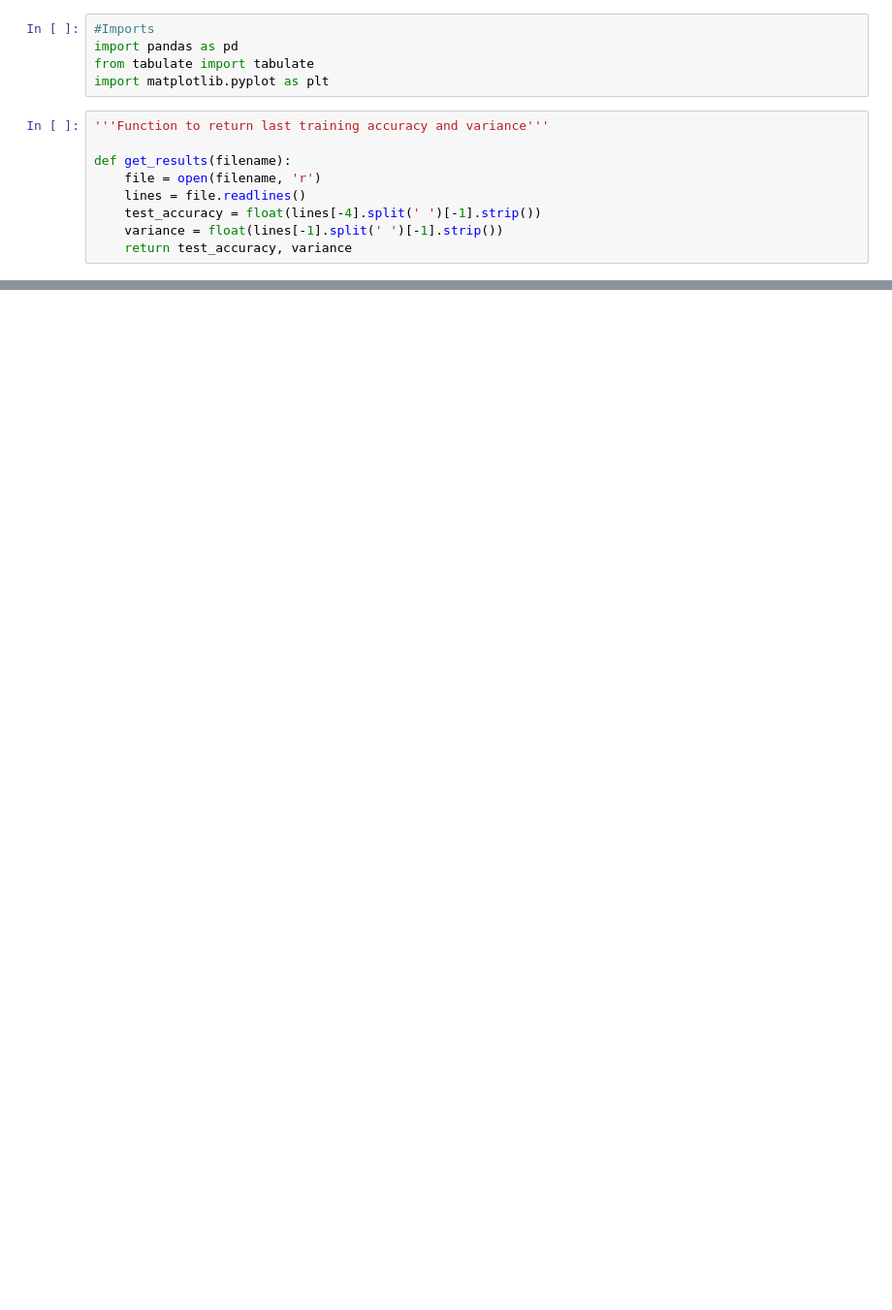
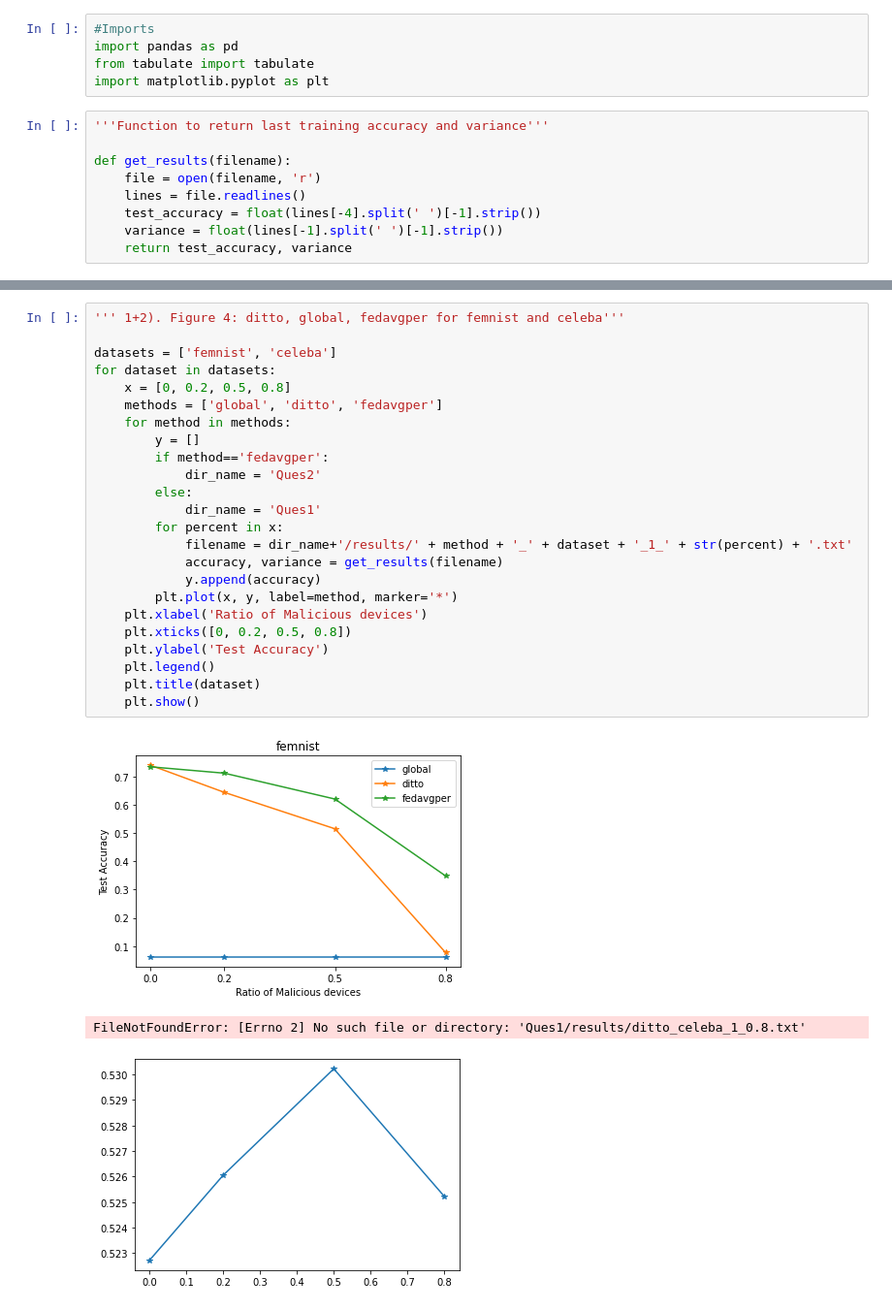
Before and after one commit to khan-shahnawaz/FederatedLearning, a Jupyter notebook: observations.ipynb, the cells around one changed output, grey strips where cells are left out. Shown at 97% size. Saved outputs shown, nothing was run; the diff lists cells and outputs as text; blank space fills up the shorter version.

```diff
--- a/observations.ipynb
+++ b/observations.ipynb
@@ -112,0 +140,28 @@ for dataset in ['femnist', 'fmnist']:
+# %%
+''' 1+2). Figure 4: ditto, global, fedavgper for femnist and celeba'''
+
+datasets = ['femnist', 'celeba']
+for dataset in datasets:
+    x = [0, 0.2, 0.5, 0.8]
+    methods = ['global', 'ditto', 'fedavgper']
+    for method in methods:
+        y = []
+        if method=='fedavgper':
+            dir_name = 'Ques2'
+        else:
+            dir_name = 'Ques1'
+        for percent in x:
+            filename = dir_name+'/results/' + method + '_' + dataset + '_1_' + str(percent) + '.txt'
+            accuracy, variance = get_results(filename)
+            y.append(accuracy)
+        plt.plot(x, y, label=method, marker='*')
+    plt.xlabel('Ratio of Malicious devices')
+    plt.xticks([0, 0.2, 0.5, 0.8])
+    plt.ylabel('Test Accuracy')
+    plt.legend()
+    plt.title(dataset)
+    plt.show()
+# %% [output]
+[figure, added]
+FileNotFoundError: [Errno 2] No such file or directory: 'Ques1/results/ditto_celeba_1_0.8.txt'
+[figure, added]
```
Also changed, not shown: parts of 18 cells of this notebook, 5 other files.
